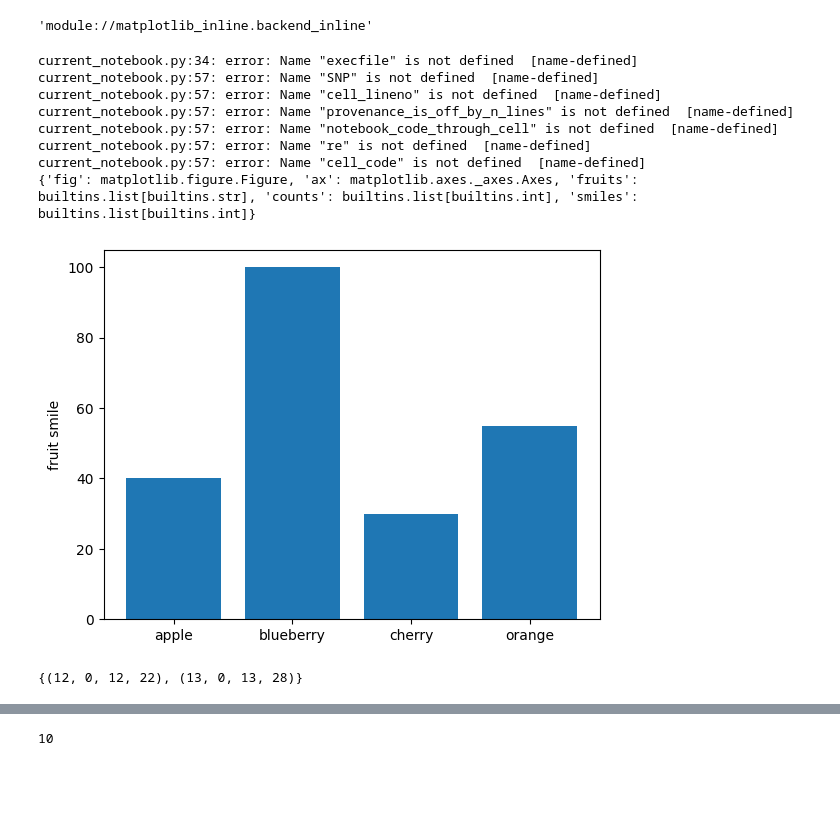
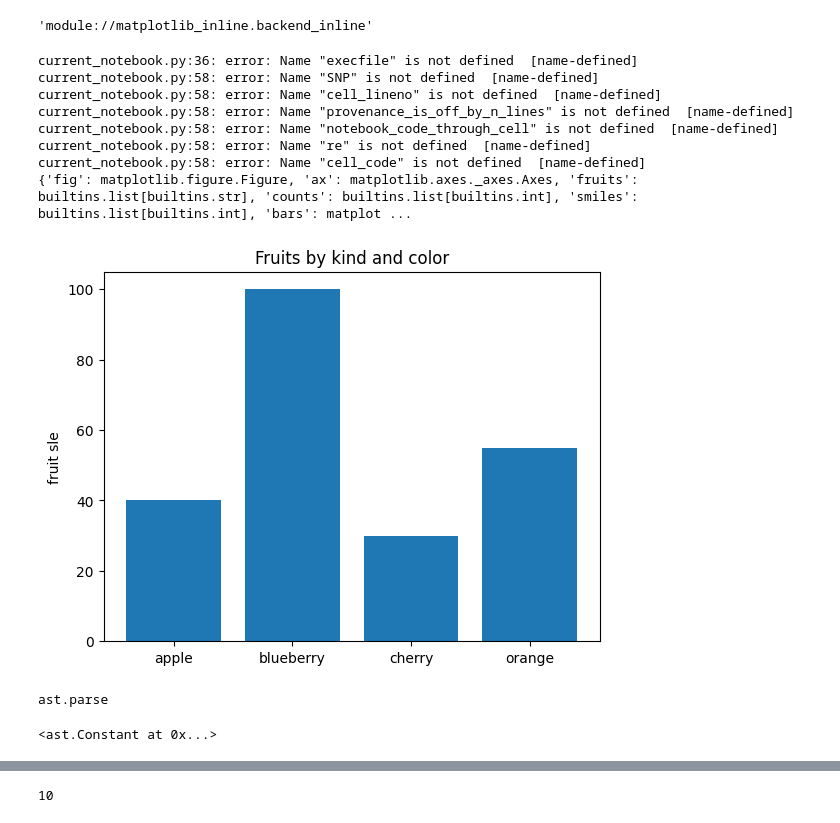
Before and after one commit to brianhempel/sketch-n-plot, a Jupyter notebook: Sketch-n-Plot.ipynb, the cells around one changed output, grey strips where cells are left out. Drawn from its saved outputs; the diff is of its cells as text; code cells hidden in the pictures; blank space fills up the shorter version.

```diff
--- a/Sketch-n-Plot.ipynb
+++ b/Sketch-n-Plot.ipynb
@@ -51,32 +53,32 @@ execfile("snp.py")
 # tag_with_paths_deep(ax, "ax", mypy_result.graph)
 # print((time.monotonic_ns() - start) / 1e9)
 # %%
-# mpl.use("module://matplotlib_inline.backend_inline")
-plt.ioff()
+plt.ioff() # Someday I will figure out how to supress the extra plot
 fig, ax = plt.subplots()
 
 fruits = ['apple', 'blueberry', 'cherry', 'orange']
 counts = [40, 100, 30, 55]
 smiles = [1,23,10,100]
-ax.bar(fruits, counts)
-ax.set_ylabel("fruit smile")
-ax.set_title("")
+bars = ax.bar(fruits, counts)
+ax.set_ylabel("fruit sle")
+ax.set_title("Fruits by kind and color")
 
 SNP(fig, locals(), cell_lineno, provenance_is_off_by_n_lines, notebook_code_through_cell, user_names=set(re.compile(r'\b').split(cell_code)))
 # %% [output]
-current_notebook.py:34: error: Name "execfile" is not defined  [name-defined]
-current_notebook.py:57: error: Name "SNP" is not defined  [name-defined]
-current_notebook.py:57: error: Name "cell_lineno" is not defined  [name-defined]
-current_notebook.py:57: error: Name "provenance_is_off_by_n_lines" is not defined  [name-defined]
-current_notebook.py:57: error: Name "notebook_code_through_cell" is not defined  [name-defined]
-current_notebook.py:57: error: Name "re" is not defined  [name-defined]
-current_notebook.py:57: error: Name "cell_code" is not defined  [name-defined]
-{'fig': matplotlib.figure.Figure, 'ax': matplotlib.axes._axes.Axes, 'fruits': builtins.list[builtins.str], 'counts': builtins.list[builtins.int], 'smiles': builtins.list[builtins.int]}
+current_notebook.py:36: error: Name "execfile" is not defined  [name-defined]
+current_notebook.py:58: error: Name "SNP" is not defined  [name-defined]
+current_notebook.py:58: error: Name "cell_lineno" is not defined  [name-defined]
+current_notebook.py:58: error: Name "provenance_is_off_by_n_lines" is not defined  [name-defined]
+current_notebook.py:58: error: Name "notebook_code_through_cell" is not defined  [name-defined]
+current_notebook.py:58: error: Name "re" is not defined  [name-defined]
+current_notebook.py:58: error: Name "cell_code" is not defined  [name-defined]
+{'fig': matplotlib.figure.Figure, 'ax': matplotlib.axes._axes.Axes, 'fruits': builtins.list[builtins.str], 'counts': builtins.list[builtins.int], 'smiles': builtins.list[builtins.int], 'bars': matplot ...
-[figure, old version]
+[figure, new version]
-# %%
-ax._snp_method_call_locs
-# %% [output]
-{(12, 0, 12, 22), (13, 0, 13, 28)}
+# %%
+ast.parse("\"asdf\"").body[0].value
+# %% [output]
+ast.parse
+<ast.Constant at 0x...>
 # %%
 print(ast.unparse(ProvenanceTagger().visit(ast.parse(IPython.get_ipython().history_manager.input_hist_raw[-4]))))
 # %% [output]
```
Also changed, not shown: parts of 1 cell of this notebook, 9 other files.
